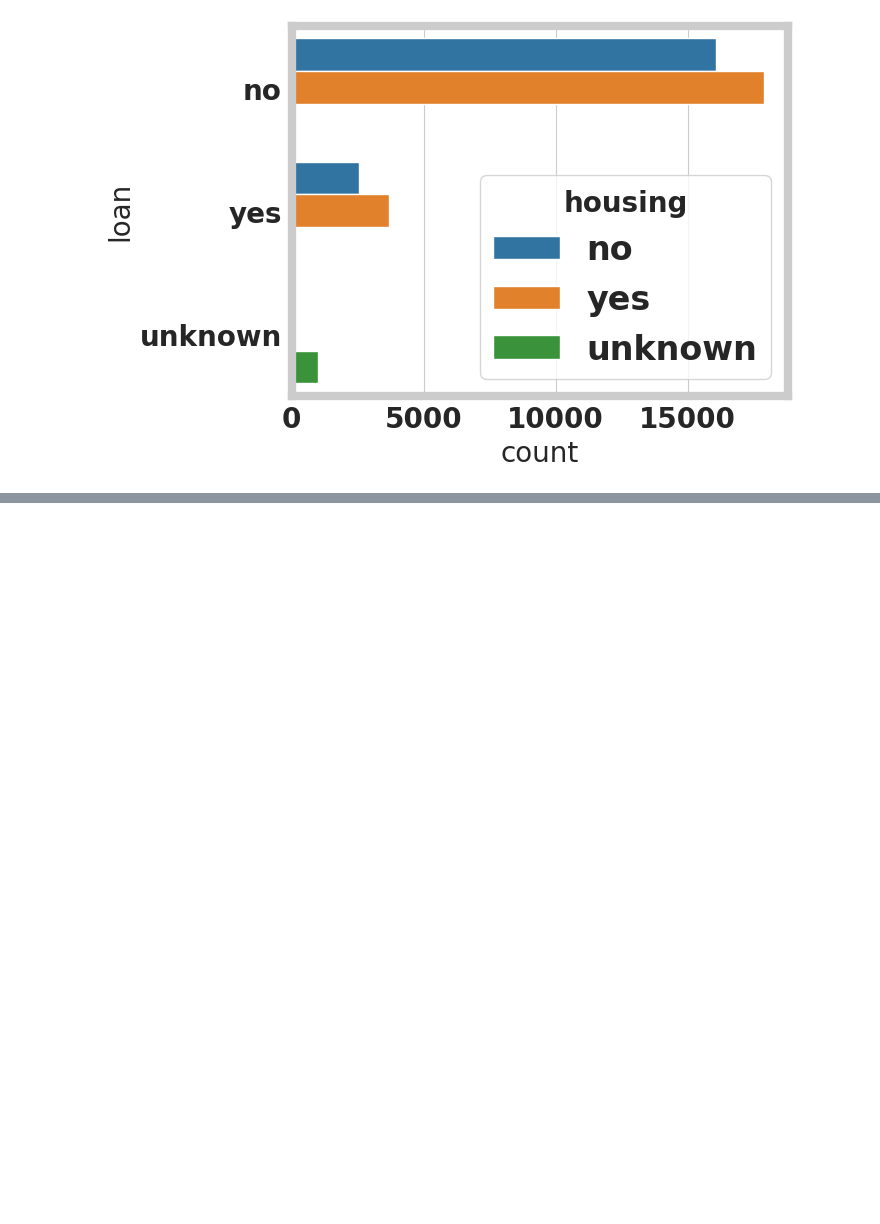
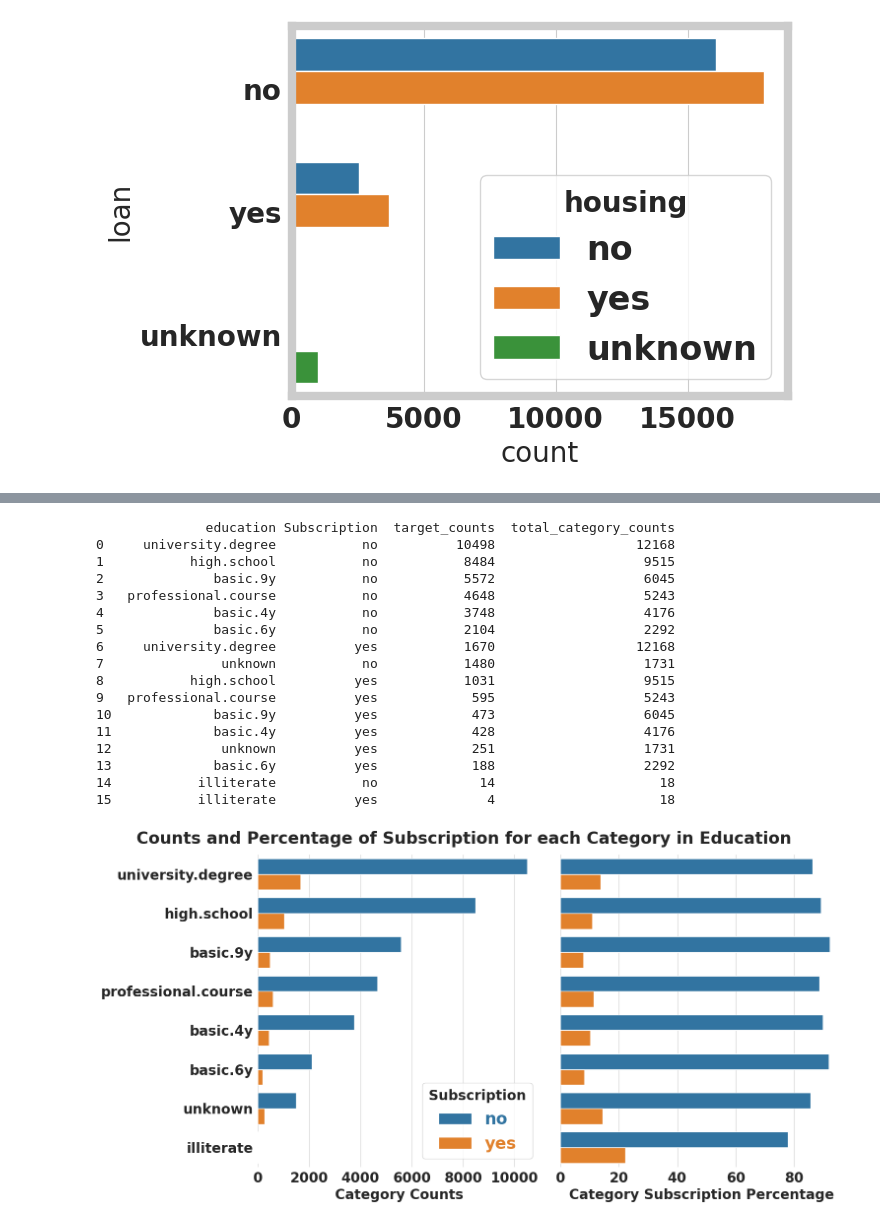
Before and after one commit to Khangelani-Mnguni/customer_segmentation_bank_term_deposits, a Jupyter notebook: model_development.ipynb, the cells around one changed output, grey strips where cells are left out. Cells and saved outputs as stored; diff of their text form; code cells hidden in the pictures; blank space fills up the shorter version.

```diff
--- a/model_development.ipynb
+++ b/model_development.ipynb
@@ -257,0 +398,21 @@ sns.countplot(raw_df, y = 'loan', hue = 'housing')
+# %%
+plot_counts_and_normalized_counts(raw_df, column = 'education')
+# %% [output]
+              education Subscription  target_counts  total_category_counts
+0     university.degree           no          10498                  12168
+1           high.school           no           8484                   9515
+2              basic.9y           no           5572                   6045
+3   professional.course           no           4648                   5243
+4              basic.4y           no           3748                   4176
+5              basic.6y           no           2104                   2292
+6     university.degree          yes           1670                  12168
+7               unknown           no           1480                   1731
+8           high.school          yes           1031                   9515
+9   professional.course          yes            595                   5243
+10             basic.9y          yes            473                   6045
+11             basic.4y          yes            428                   4176
+12              unknown          yes            251                   1731
+13             basic.6y          yes            188                   2292
+14           illiterate           no             14                     18
+15           illiterate          yes              4                     18
+[figure, added]
```
Also changed, not shown: parts of 99 cells of this notebook, 13 other files.
